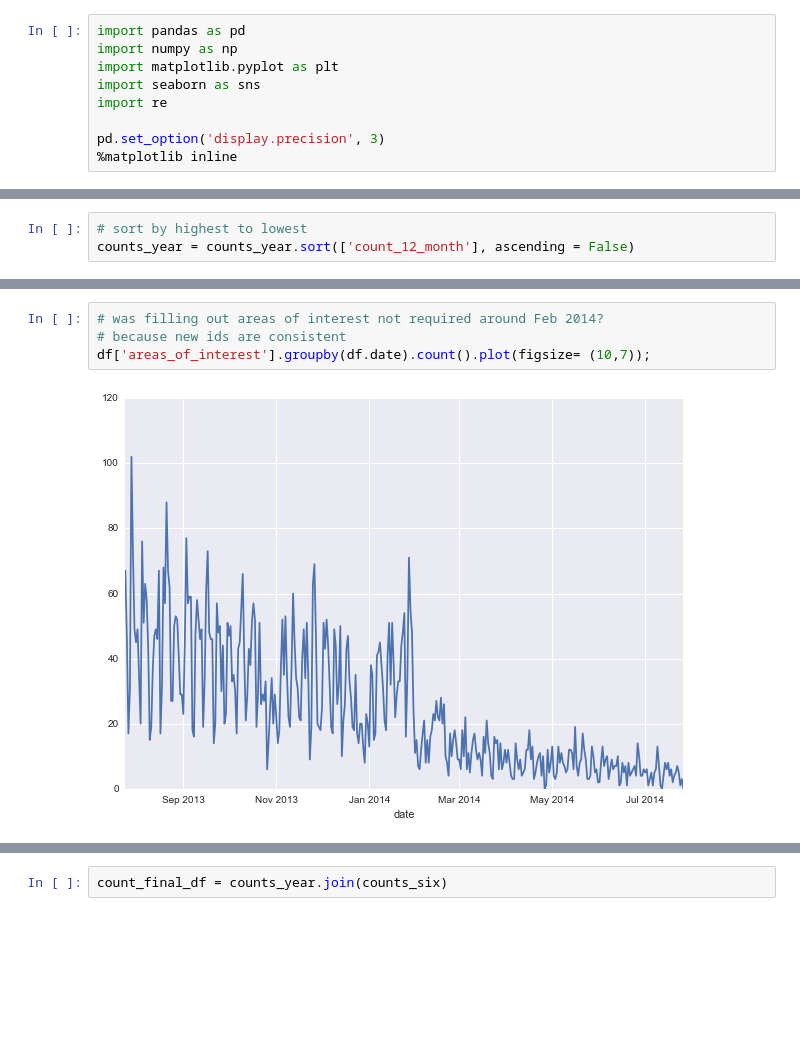
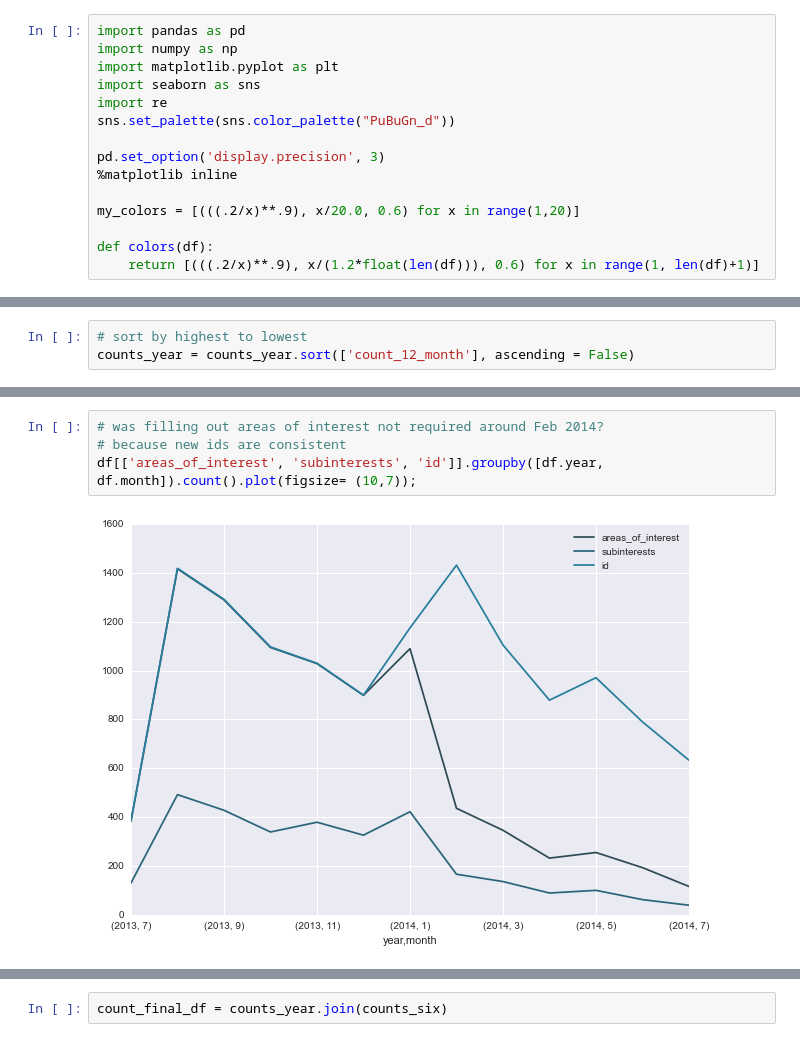
Before and after one commit to dav1dfeldman/DAT_SF_11, a Jupyter notebook: FounderDating.ipynb, the cells around one changed output, grey strips where cells are left out. Cells and saved outputs as stored; diff of their text form; blank space fills up the shorter version.

```diff
--- a/FounderDating.ipynb
+++ b/FounderDating.ipynb
@@ -4,9 +4,15 @@ import numpy as np
 import matplotlib.pyplot as plt
 import seaborn as sns
 import re
+sns.set_palette(sns.color_palette("PuBuGn_d"))
 
 pd.set_option('display.precision', 3)
 %matplotlib inline
+
+my_colors = [(((.2/x)**.9), x/20.0, 0.6) for x in range(1,20)]
+
+def colors(df):
+    return [(((.2/x)**.9), x/(1.2*float(len(df))), 0.6) for x in range(1, len(df)+1)]
 # %%
 df = pd.read_csv('application_markets_of_interest.csv')
 # %%
@@ -324,7 +324,7 @@ memory usage: 593.5+ KB
 # %%
 # was filling out areas of interest not required around Feb 2014?
 # because new ids are consistent
-df['areas_of_interest'].groupby(df.date).count().plot(figsize= (10,7));
+df[['areas_of_interest', 'subinterests', 'id']].groupby([df.year, df.month]).count().plot(figsize= (10,7));
 # %% [output]
-[figure, old version]
+[figure, new version]
 # %%
```
Also changed, not shown: parts of 41 cells of this notebook, 12 other files.
